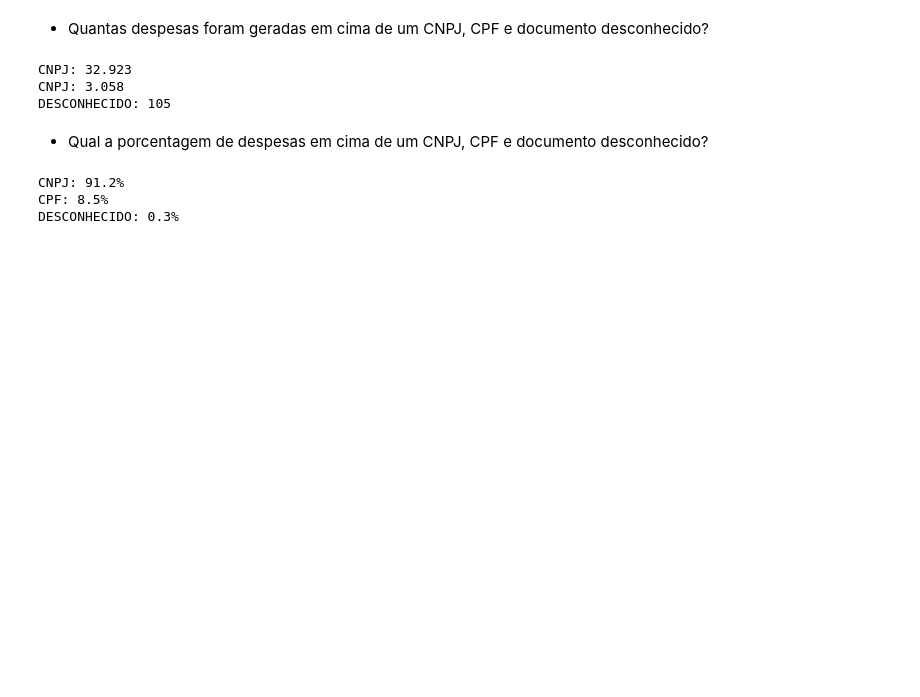
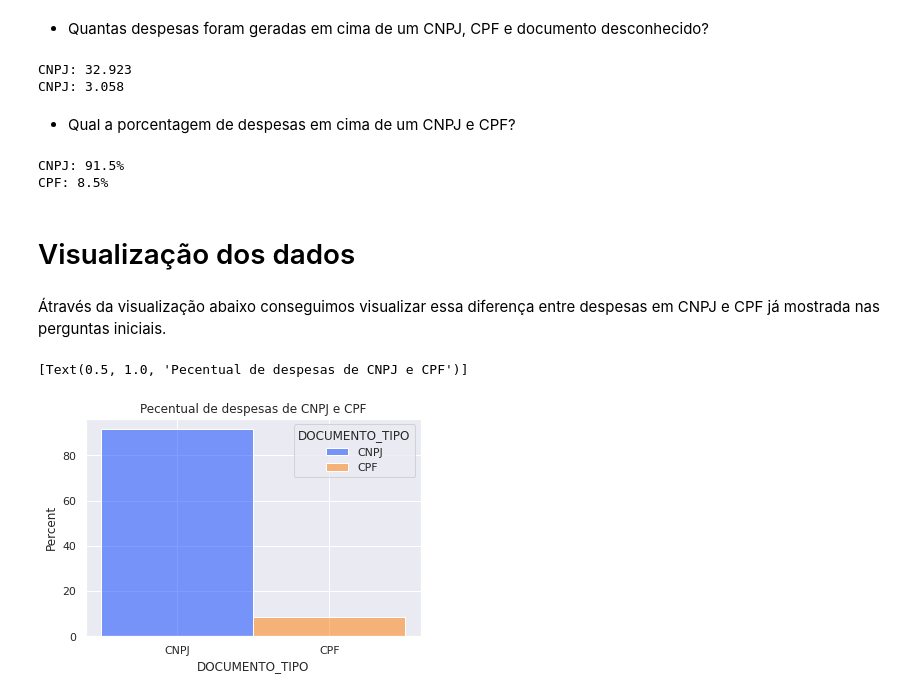
Before and after one commit to viniciusgugelmin/data-science, a Jupyter notebook: projects/base_de_despesas/notebooks/exploratory_analysis.ipynb, the cells around one changed output. Saved outputs shown, nothing was run; the diff lists cells and outputs as text; code cells hidden in the pictures; blank space fills up the shorter version.

Commit message:
feat: data visualization init

```diff
--- a/projects/base_de_despesas/notebooks/exploratory_analysis.ipynb
+++ b/projects/base_de_despesas/notebooks/exploratory_analysis.ipynb
@@ -39,6 +39,7 @@ Leitura do arquivo "dataset_clean.csv" através da função "read_csv" do Pandas
 csv_url = "https://github.com/viniciusgugelmin/data-science/blob/main/projects/base_de_despesas/data/dataset_clean.csv?raw=true"
 
 df = pd.read_csv(csv_url, sep=';', low_memory=False)
+df = df.sort_values('DATA', ascending=True).reset_index().drop('index', axis=1)
 # %% [markdown]
 Atribuição do limite na exibição do dataset para 50 colunas e 20 linhas, afim de conseguir visualizar melhor os dados.
 # %%
@@ -132,27 +132,28 @@ cont_df_cnpj = contLinhasDfFormatado(df_cnpj)
 df_cpf = df[df['DOCUMENTO_TIPO'] == "CPF"]
 cont_df_cpf = contLinhasDfFormatado(df_cpf)
 
-df_desconhecido = df[df['DOCUMENTO_TIPO'] == "DESCONHECIDO"]
-cont_df_desconhecido = contLinhasDfFormatado(df_desconhecido)
-
 print('CNPJ:', cont_df_cnpj)
 print('CNPJ:', cont_df_cpf)
-print('DESCONHECIDO:', cont_df_desconhecido)
 # %% [output]
 CNPJ: 32.923
 CNPJ: 3.058
-DESCONHECIDO: 105
 # %% [markdown]
-- Qual a porcentagem de despesas em cima de um CNPJ, CPF e documento desconhecido?
+- Qual a porcentagem de despesas em cima de um CNPJ e CPF?
 # %%
 porcentagem_cnpj = (len(df_cnpj)/len(df))*100
 porcentagem_cpf = (len(df_cpf)/len(df))*100
-porcentagem_desconhecido = (len(df_desconhecido)/len(df))*100
 
 print('CNPJ:', f'{porcentagem_cnpj:.1f}%')
 print('CPF:', f'{porcentagem_cpf:.1f}%')
-print('DESCONHECIDO:', f'{porcentagem_desconhecido:.1f}%')
 # %% [output]
-CNPJ: 91.2%
+CNPJ: 91.5%
 CPF: 8.5%
-DESCONHECIDO: 0.3%
+# %% [markdown]
+# Visualização dos dados
+# %% [markdown]
+Átravés da visualização abaixo conseguimos visualizar essa diferença entre despesas em CNPJ e CPF já mostrada nas perguntas iniciais.
+# %%
+sns.histplot(data=df, x="DOCUMENTO_TIPO", hue="DOCUMENTO_TIPO", stat="percent", palette="bright").set(title='Pecentual de despesas de CNPJ e CPF')
+# %% [output]
+[Text(0.5, 1.0, 'Pecentual de despesas de CNPJ e CPF')]
+[figure, added]
```
Also changed, not shown: parts of 12 cells of this notebook.
